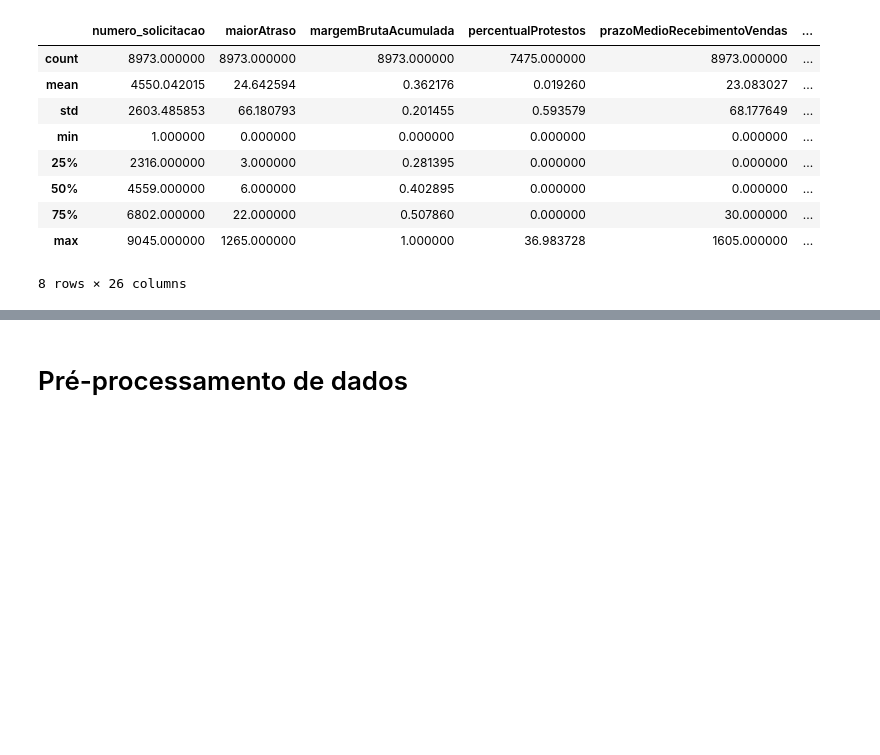
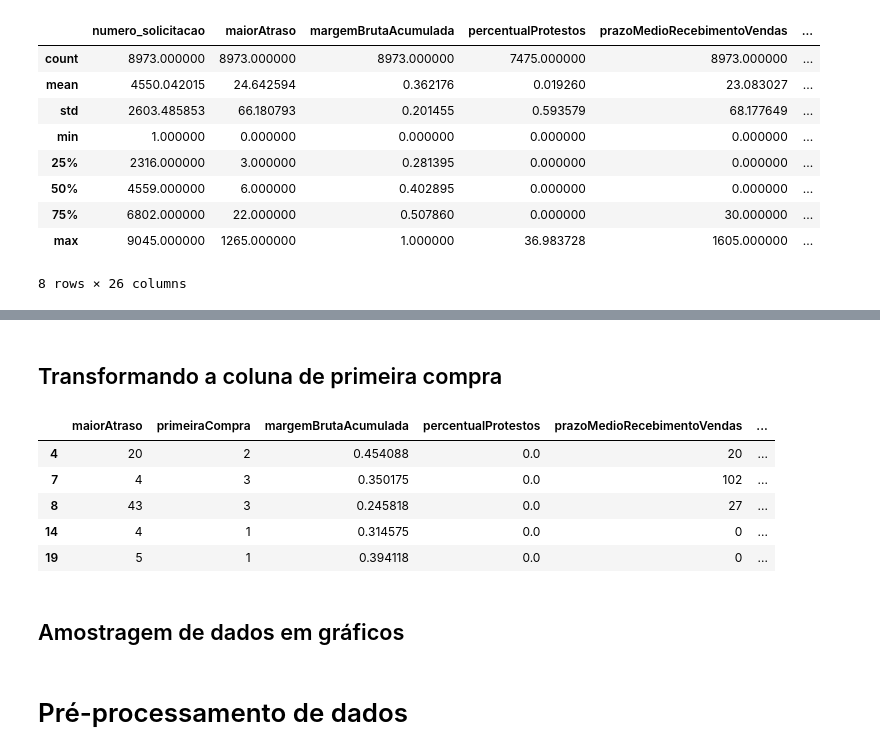
Before and after one commit to melissaoli07/rpmoney-consultoria, a Jupyter notebook: rpmoney_consultoria.ipynb, the cells around one changed output, grey strips where cells are left out. Saved outputs shown, nothing was run; the diff lists cells and outputs as text; code cells hidden in the pictures; blank space fills up the shorter version.

Commit message:
feat: começando a formatação dos dados

```diff
--- a/rpmoney_consultoria.ipynb
+++ b/rpmoney_consultoria.ipynb
@@ -64,3 +116,34 @@ df.describe()
+# %% [markdown]
+## Transformando a coluna de primeira compra
+# %%
+import datetime
+import math
+TODAY = datetime.date.today()
+THRESHOLD = 5
+
+def calculate_fidelity(first_buy):
+    date, _ = first_buy.split('T')
+    year, month, day = date.split('-')
+    actual_date = datetime.date(int(year), int(month), int(day))
+
+    years = (TODAY - actual_date).days / 365
+
+    return math.floor(years / THRESHOLD)
+# %%
+df_copy = df
+# %%
+df_copy['primeiraCompra'] = df_copy['primeiraCompra'].apply(calculate_fidelity)
+# %%
+df_copy.head()
+# %% [output]
+|  | maiorAtraso | primeiraCompra | margemBrutaAcumulada | percentualProtestos | prazoMedioRecebimentoVendas | ... |
+| 4 | 20 | 2 | 0.454088 | 0.0 | 20 | ... |
+| 7 | 4 | 3 | 0.350175 | 0.0 | 102 | ... |
+| 8 | 43 | 3 | 0.245818 | 0.0 | 27 | ... |
+| 14 | 4 | 1 | 0.314575 | 0.0 | 0 | ... |
+| 19 | 5 | 1 | 0.394118 | 0.0 | 0 | ... |
+# %% [markdown]
+## Amostragem de dados em gráficos
 # %% [markdown]
 # Pré-processamento de dados
 # %% [markdown]
```
Also changed, not shown: parts of 10 cells of this notebook.
